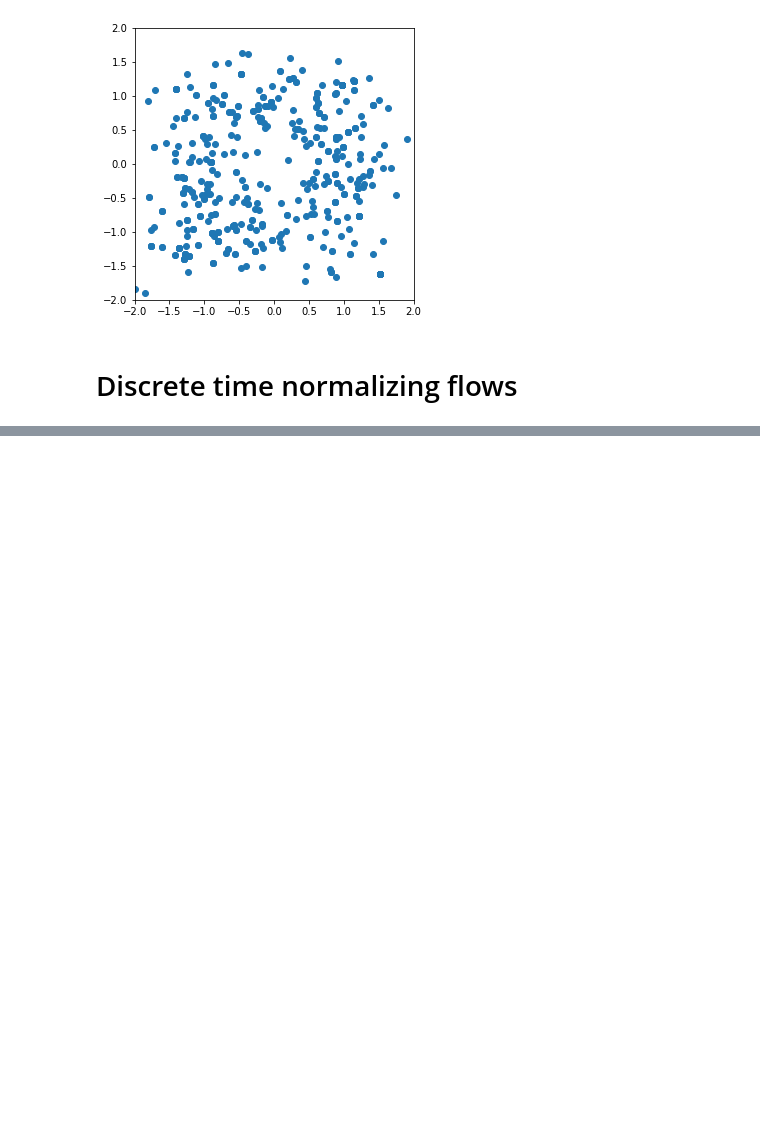
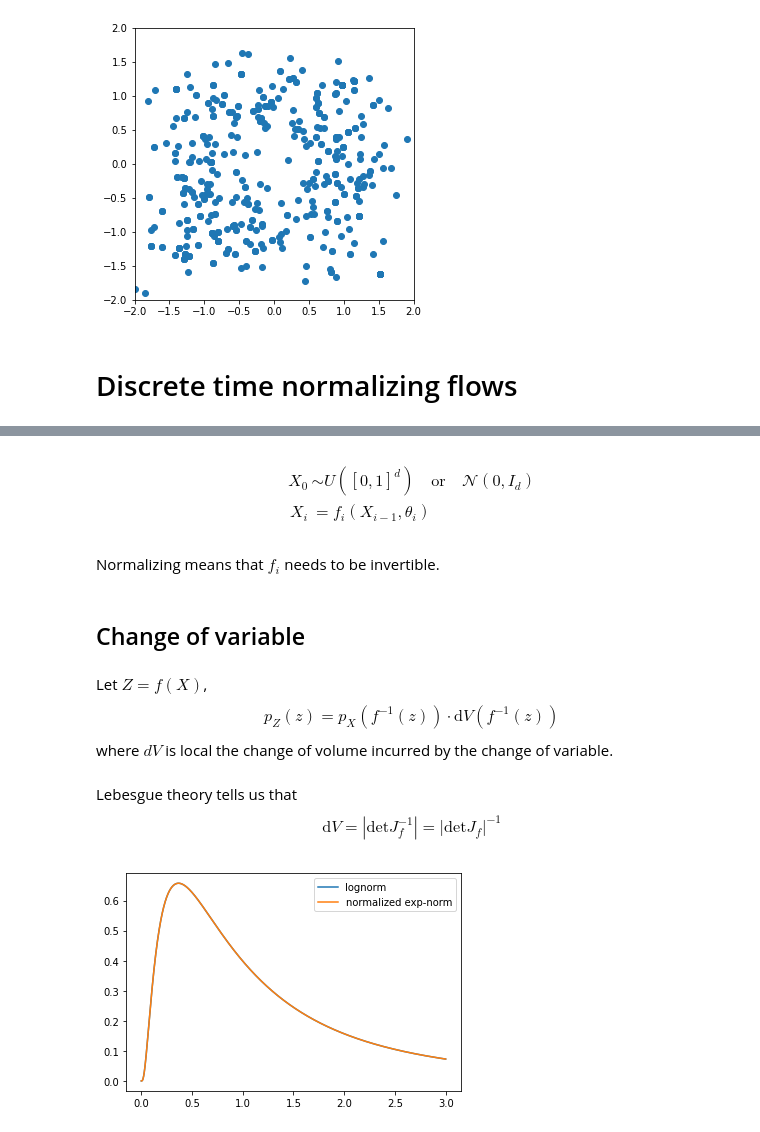
Before and after one commit to AdrienCorenflos/journal-club, a Jupyter notebook: NormalizingFlows.ipynb, the cells around one changed output, grey strips where cells are left out. Drawn from its saved outputs; the diff is of its cells as text; code cells hidden in the pictures; blank space fills up the shorter version.

Commit message:
Almost finished discrete time normalizing flows

```diff
--- a/NormalizingFlows.ipynb
+++ b/NormalizingFlows.ipynb
@@ -151,0 +138,30 @@ github.com/binder-examples/jupyterlab
+# %% [markdown]
+$$
+\begin{align}
+    X_0 &\sim U([0, 1]^d) \quad \text{or} \quad \mathcal{N}(0, I_d) \\
+    X_i &= f_i(X_{i-1}, \theta_i)
+\end{align}
+$$
+# %% [markdown]
+Normalizing means that $f_i$ needs to be invertible.
+# %% [markdown]
+## Change of variable
+# %% [markdown]
+Let $Z = f(X)$,
+$$p_Z(z) = p_X(f^{-1}(z)) \cdot \mathrm{d}V(f^{-1}(z))$$
+where $dV$ is local the change of volume incurred by the change of variable.
+# %% [markdown]
+Lebesgue theory tells us that
+$$\mathrm{d}V = \left| \mathrm{det}J_f^{-1}\right| = \left| \mathrm{det}J_f\right|^{-1}$$
+# %%
+import scipy.stats as st
+
+def f(x): return np.exp(x)
+def dV(z): return 1/z
+
+linspace = np.linspace(1e-3, 3., 10000)
+_ = plt.plot(linspace, st.lognorm.pdf(s=1., x=linspace), label="lognorm")
+_ = plt.plot(linspace, st.norm.pdf(x=np.log(linspace)) * dV(linspace), label="normalized exp-norm")
+_ = plt.legend()
+# %% [output]
+[figure, added]
```
Also changed, not shown: parts of 23 cells of this notebook, 1 other file.
